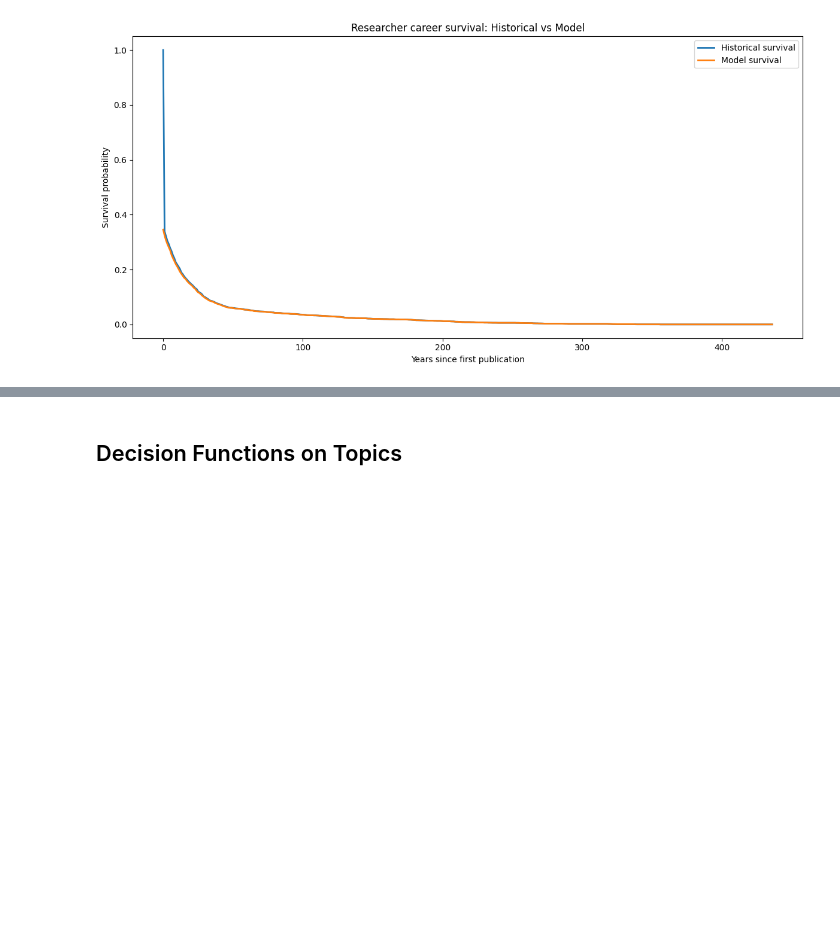
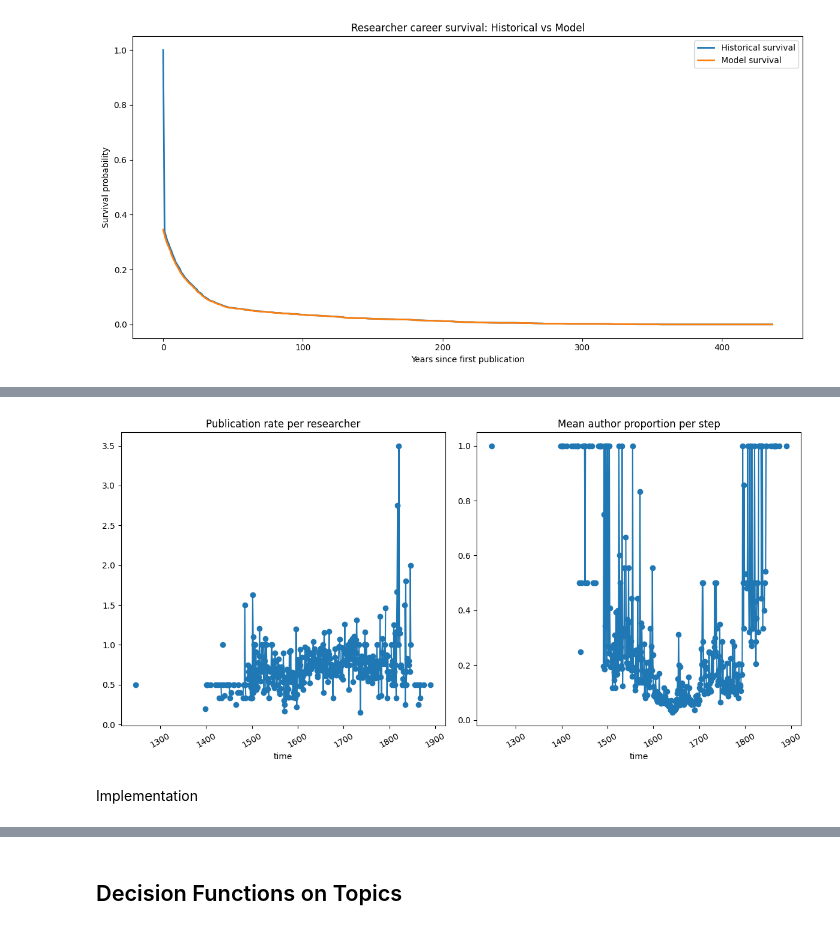
Before and after one commit to wojcho/CHExNet-CAC-ALMA-ABM, a Jupyter notebook: abm.ipynb, the cells around one changed output, grey strips where cells are left out. Drawn from its saved outputs; the diff is of its cells as text; code cells hidden in the pictures; blank space fills up the shorter version.

```diff
--- a/abm.ipynb
+++ b/abm.ipynb
@@ -941,7 +941,12 @@ def to_timed_states(
                     "publication_ids": publication_history[researcher_id],
                 }
                 for researcher_id in active_ids
-            ]
+            ],
+            columns=[
+                "researcher_id",
+                "first_publication_date",
+                "publication_ids",
+            ],
         )
 
         states[current_date] = (
@@ -1438,0 +1761,35 @@ plt.show()
+# %%
+steps, pub_rate_ts, auth_prop_ts = [], [], []
+
+prev = 0
+for t, (researchers, pubs) in sorted(states.items()):
+    n_active = len(researchers)
+    new = len(pubs) - prev
+    prev = len(pubs)
+    steps.append(t)
+    pub_rate_ts.append(new / n_active if n_active>0 else np.nan)
+    # mean author proportion among new pubs this step
+    if new>0 and n_active>0:
+        new_pubs = pubs.tail(new)
+        props = [len(ids)/n_active for ids in new_pubs["researcher_ids"] if ids is not None]
+        auth_prop_ts.append(np.nan if len(props)==0 else np.mean(props))
+    else:
+        auth_prop_ts.append(np.nan)
+
+plt.figure(figsize=(12,6))
+plt.subplot(1,2,1)
+plt.plot(steps, pub_rate_ts, "-o")
+plt.title("Publication rate per researcher")
+plt.xlabel("time"); plt.xticks(rotation=30)
+
+plt.subplot(1,2,2)
+plt.plot(steps, auth_prop_ts, "-o")
+plt.title("Mean author proportion per step")
+plt.xlabel("time"); plt.xticks(rotation=30)
+
+plt.tight_layout()
+plt.show()
+# %% [output]
+[figure, added]
+# %% [markdown]
+Implementation
```
Also changed, not shown: parts of 30 cells of this notebook, 1 other file.
